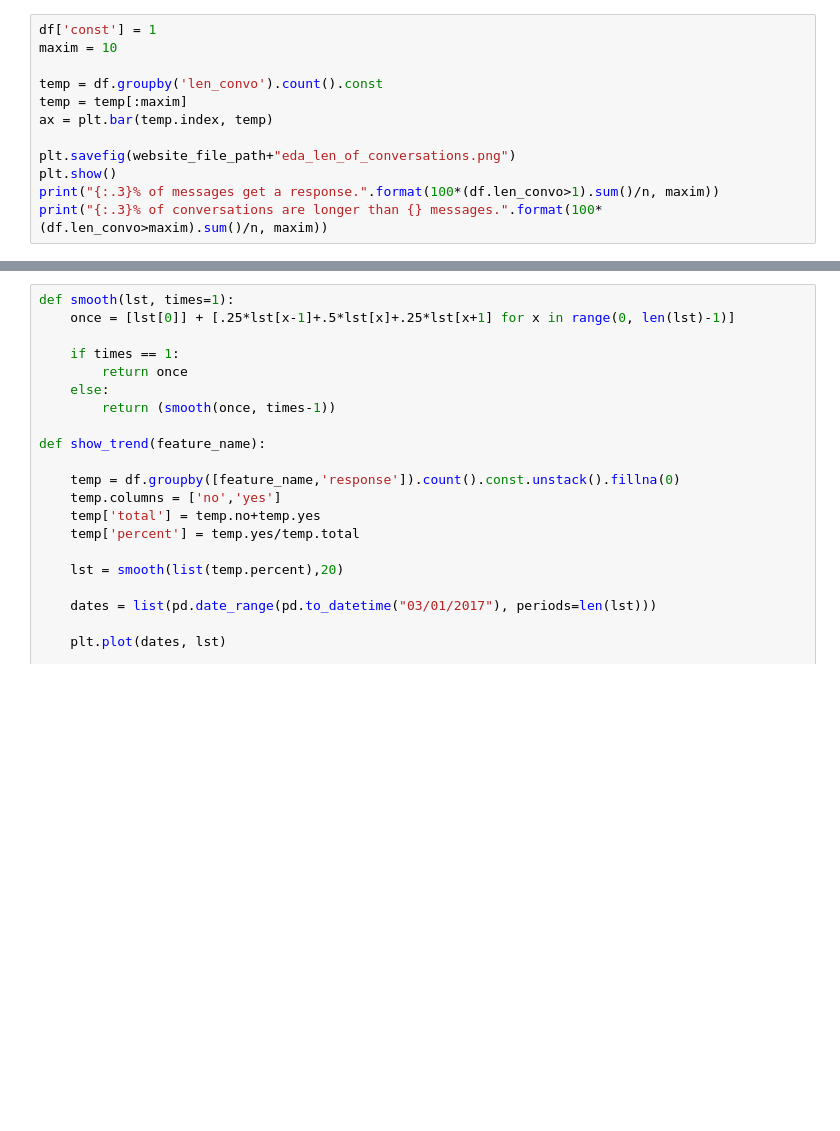
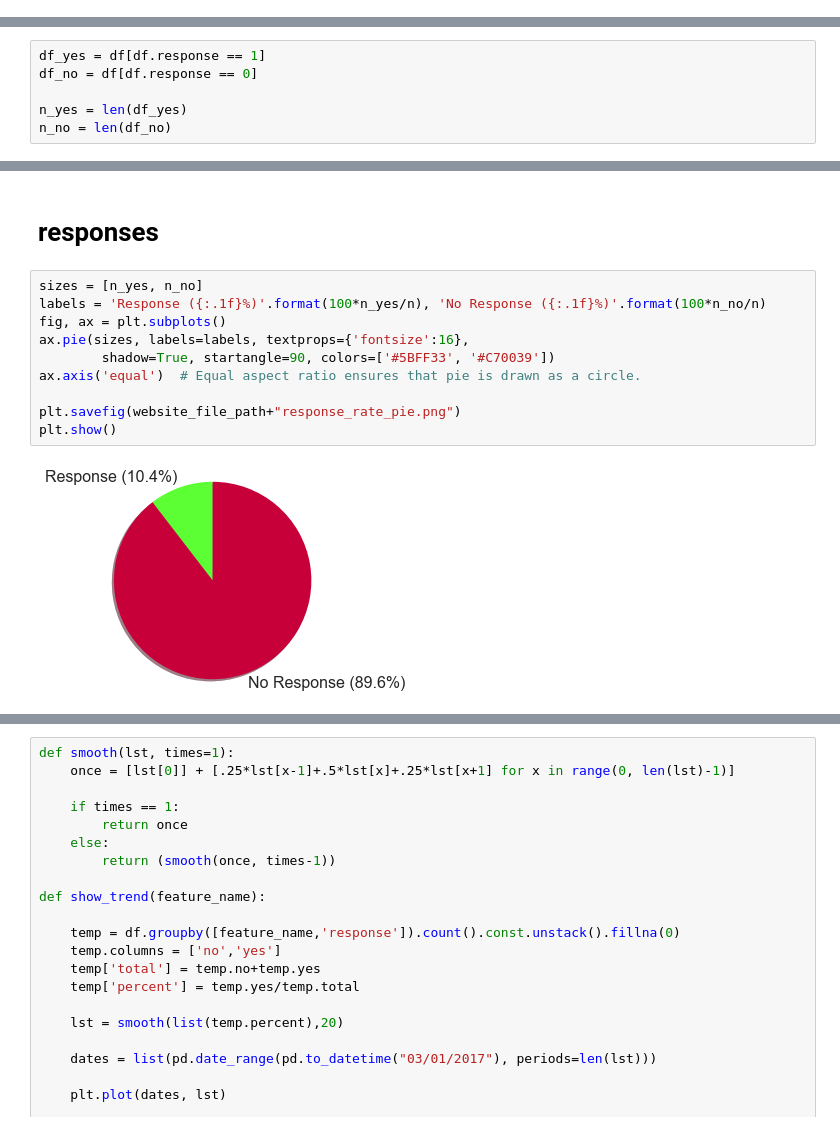
Before and after one commit to rczyrnik/Find-A-Flatmate, a Jupyter notebook: 003b_explore_message_data.ipynb, the cells around one changed output, grey strips where cells are left out. Saved outputs shown, nothing was run; the diff lists cells and outputs as text; blank space fills up the shorter version.

```diff
--- a/003b_explore_message_data.ipynb
+++ b/003b_explore_message_data.ipynb
@@ -90,12 +27,0 @@ print("{:.3}% of messages are longer than {}.".format(100*(df.first_message_len>
-# %%
-df['const'] = 1
-maxim = 10
-
-temp = df.groupby('len_convo').count().const
-temp = temp[:maxim]
-ax = plt.bar(temp.index, temp)
-
-plt.savefig(website_file_path+"eda_len_of_conversations.png")
-plt.show()
-print("{:.3}% of messages get a response.".format(100*(df.len_convo>1).sum()/n, maxim))
-print("{:.3}% of conversations are longer than {} messages.".format(100*(df.len_convo>maxim).sum()/n, maxim))
@@ -109,0 +30,6 @@ temp.head()
+# %%
+df_yes = df[df.response == 1]
+df_no = df[df.response == 0]
+
+n_yes = len(df_yes)
+n_no = len(df_no)
@@ -111,0 +49,14 @@ df.columns
+# %% [markdown]
+# responses
+# %%
+sizes = [n_yes, n_no]
+labels = 'Response ({:.1f}%)'.format(100*n_yes/n), 'No Response ({:.1f}%)'.format(100*n_no/n)
+fig, ax = plt.subplots()
+ax.pie(sizes, labels=labels, textprops={'fontsize':16},
+        shadow=True, startangle=90, colors=['#5BFF33', '#C70039'])
+ax.axis('equal')  # Equal aspect ratio ensures that pie is drawn as a circle.
+
+plt.savefig(website_file_path+"response_rate_pie.png")
+plt.show()
+# %% [output]
+[figure, added]
```
Also changed, not shown: parts of 34 cells of this notebook, 41 other files.
